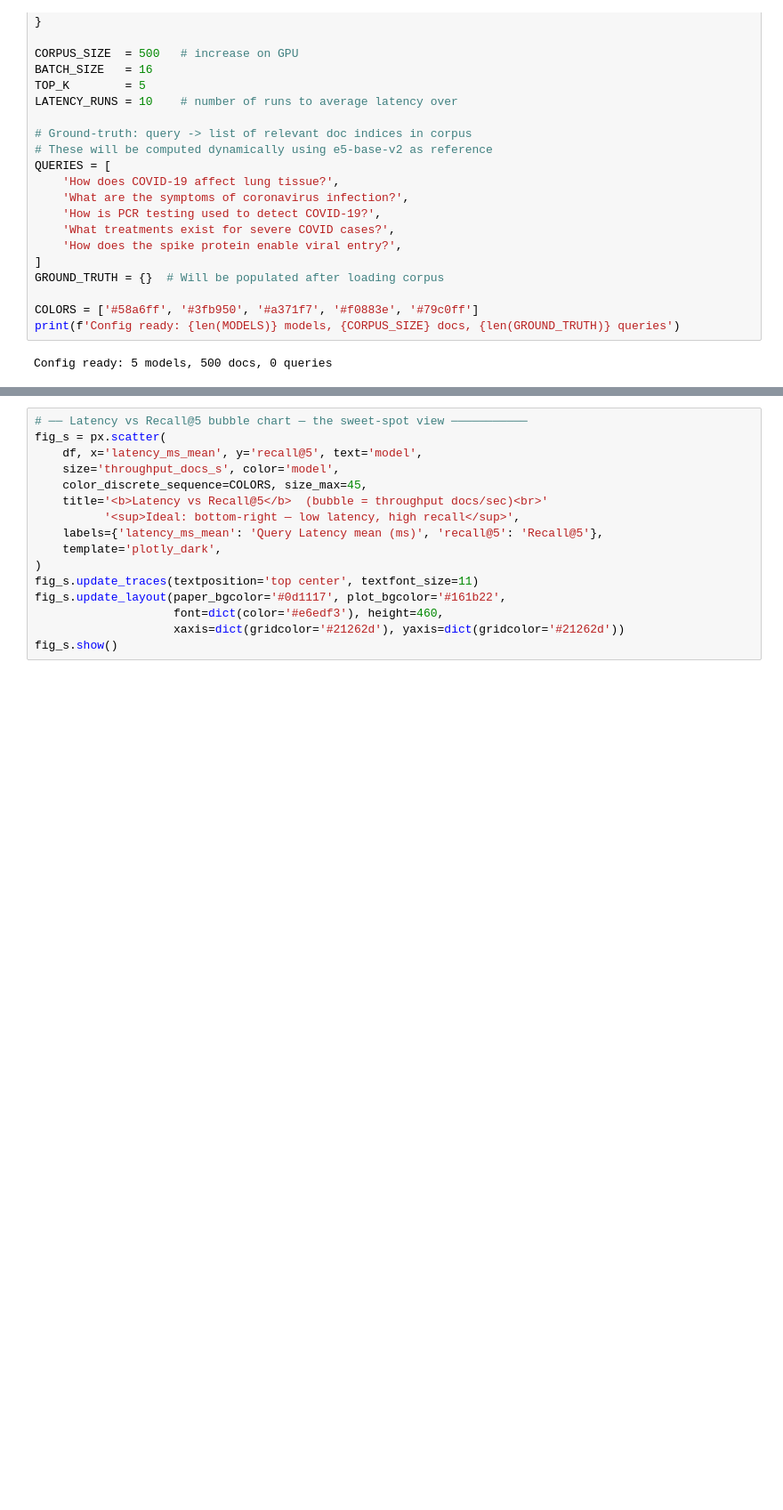
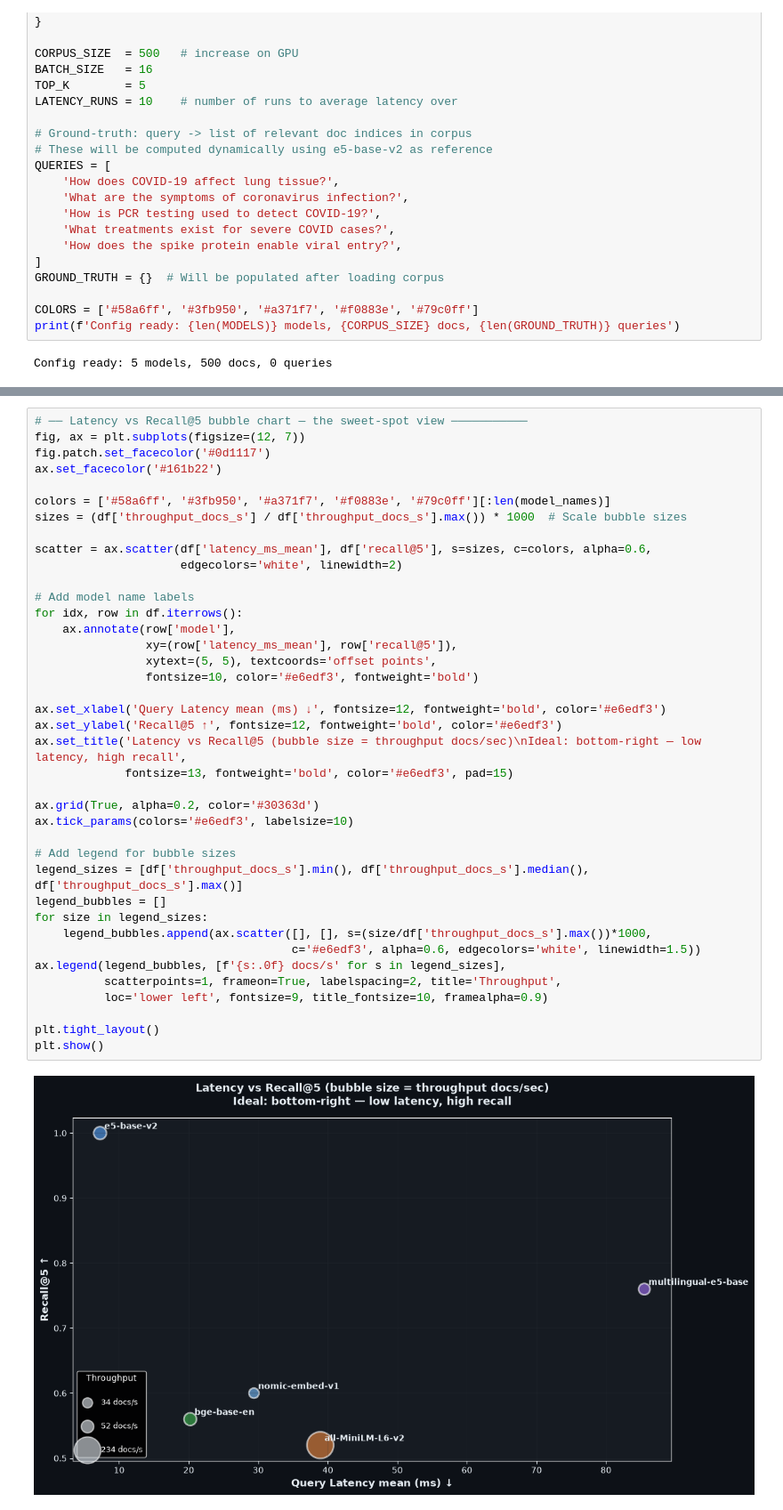
Before and after one commit to AKSarav/EmbedComp, a Jupyter notebook: notebook/embedding_benchmark.ipynb, the cells around one changed output, grey strips where cells are left out. Shown at 89% size. Saved outputs shown, nothing was run; the diff lists cells and outputs as text; blank space fills up the shorter version.

```diff
--- a/notebook/embedding_benchmark.ipynb
+++ b/notebook/embedding_benchmark.ipynb
@@ -352,19 +444,44 @@ fig_r.show()
 # %%
 # ── Latency vs Recall@5 bubble chart — the sweet-spot view ───────────
-fig_s = px.scatter(
-    df, x='latency_ms_mean', y='recall@5', text='model',
-    size='throughput_docs_s', color='model',
-    color_discrete_sequence=COLORS, size_max=45,
-    title='<b>Latency vs Recall@5</b>  (bubble = throughput docs/sec)<br>'
-          '<sup>Ideal: bottom-right — low latency, high recall</sup>',
-    labels={'latency_ms_mean': 'Query Latency mean (ms)', 'recall@5': 'Recall@5'},
-    template='plotly_dark',
-)
-fig_s.update_traces(textposition='top center', textfont_size=11)
-fig_s.update_layout(paper_bgcolor='#0d1117', plot_bgcolor='#161b22',
-                    font=dict(color='#e6edf3'), height=460,
-                    xaxis=dict(gridcolor='#21262d'), yaxis=dict(gridcolor='#21262d'))
-fig_s.show()
+fig, ax = plt.subplots(figsize=(12, 7))
+fig.patch.set_facecolor('#0d1117')
+ax.set_facecolor('#161b22')
+
+colors = ['#58a6ff', '#3fb950', '#a371f7', '#f0883e', '#79c0ff'][:len(model_names)]
+sizes = (df['throughput_docs_s'] / df['throughput_docs_s'].max()) * 1000  # Scale bubble sizes
+
+scatter = ax.scatter(df['latency_ms_mean'], df['recall@5'], s=sizes, c=colors, alpha=0.6,
+                     edgecolors='white', linewidth=2)
+
+# Add model name labels
+for idx, row in df.iterrows():
+    ax.annotate(row['model'],
+                xy=(row['latency_ms_mean'], row['recall@5']),
+                xytext=(5, 5), textcoords='offset points',
+                fontsize=10, color='#e6edf3', fontweight='bold')
+
+ax.set_xlabel('Query Latency mean (ms) ↓', fontsize=12, fontweight='bold', color='#e6edf3')
+ax.set_ylabel('Recall@5 ↑', fontsize=12, fontweight='bold', color='#e6edf3')
+ax.set_title('Latency vs Recall@5 (bubble size = throughput docs/sec)\nIdeal: bottom-right — low latency, high recall',
+             fontsize=13, fontweight='bold', color='#e6edf3', pad=15)
+
+ax.grid(True, alpha=0.2, color='#30363d')
+ax.tick_params(colors='#e6edf3', labelsize=10)
+
+# Add legend for bubble sizes
+legend_sizes = [df['throughput_docs_s'].min(), df['throughput_docs_s'].median(), df['throughput_docs_s'].max()]
+legend_bubbles = []
+for size in legend_sizes:
+    legend_bubbles.append(ax.scatter([], [], s=(size/df['throughput_docs_s'].max())*1000,
+                                     c='#e6edf3', alpha=0.6, edgecolors='white', linewidth=1.5))
+ax.legend(legend_bubbles, [f'{s:.0f} docs/s' for s in legend_sizes],
+          scatterpoints=1, frameon=True, labelspacing=2, title='Throughput',
+          loc='lower left', fontsize=9, title_fontsize=10, framealpha=0.9)
+
+plt.tight_layout()
+plt.show()
+# %% [output]
+[figure, added]
 # %%
 # ── Summary table + winners ──────────────────────────────────────────
 summary = df[['model','embedding_dim','throughput_docs_s','latency_ms_mean',
```
Also changed, not shown: parts of 7 cells of this notebook, 2 other files.
